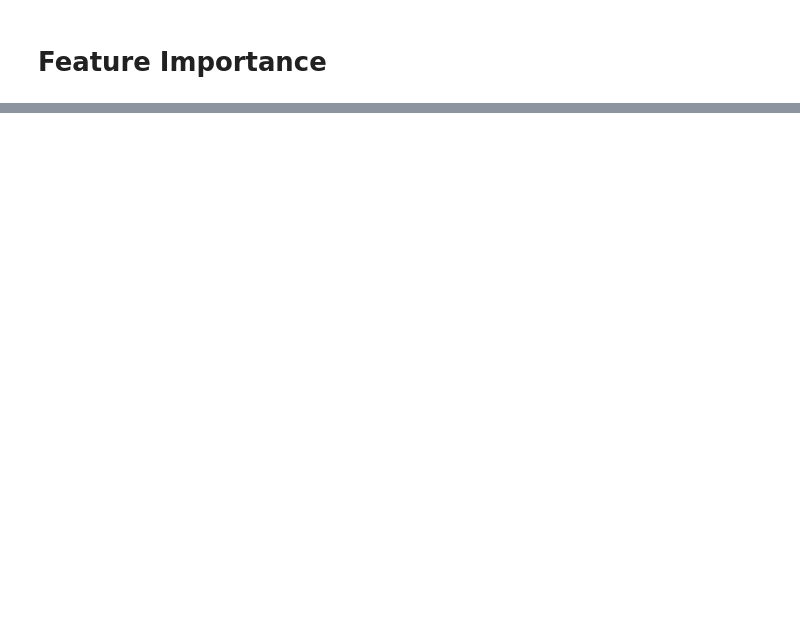
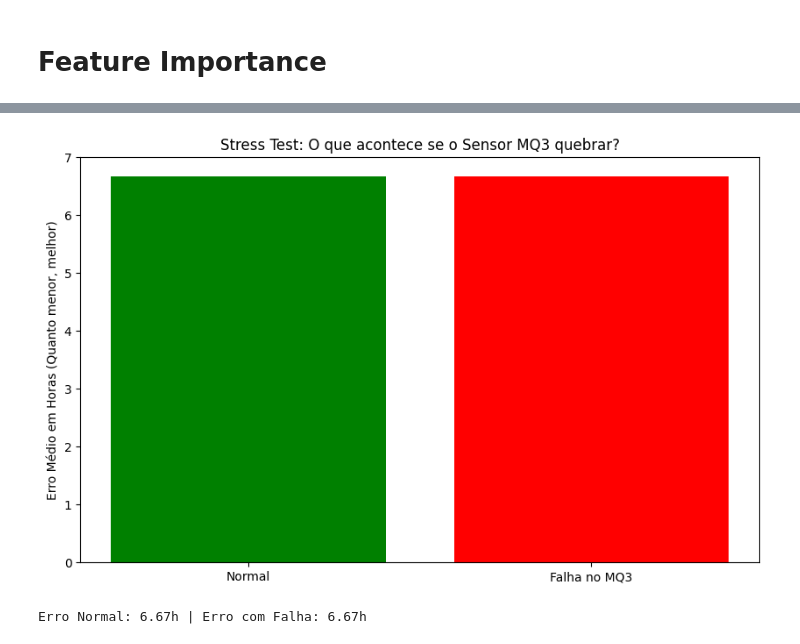
Before and after one commit to LucaAtanazio/Grupo_Projetos, a Jupyter notebook: PI-Monitoramento_frutas/modelos/comparacao.ipynb, the cells around one changed output, grey strips where cells are left out. Drawn from its saved outputs; the diff is of its cells as text; code cells hidden in the pictures; blank space fills up the shorter version.

```diff
--- a/PI-Monitoramento_frutas/modelos/comparacao.ipynb
+++ b/PI-Monitoramento_frutas/modelos/comparacao.ipynb
@@ -247,0 +257,33 @@ print(f" Relatório '{nome_arquivo}' gerado com sucesso!")
+# %%
+from sklearn.metrics import mean_absolute_error
+import matplotlib.pyplot as plt
+
+# Versão corrompida (Sensor MQ3 falhando)
+X_stress_corrompido = X_test_stress_base.copy()
+media_mq3 = X_test_stress_base['mq3_raw'].mean()
+# Injetando um ruído muito alto (simulando sensor quebrado)
+X_stress_corrompido['mq3_raw'] = np.random.normal(media_mq3, 2000, size=len(X_test_stress_base))
+
+# Previsões
+ia_final = modelo_novo_dict['modelo']
+y_pred_normal = ia_final.predict(X_test_stress_base)
+y_pred_stress = ia_final.predict(X_stress_corrompido)
+
+# Cálculo de Erro
+mae_normal = mean_absolute_error(y_test_stress, y_pred_normal)
+mae_stress = mean_absolute_error(y_test_stress, y_pred_stress)
+
+
+plt.figure(figsize=(10, 6))
+plt.bar(['Normal', 'Falha no MQ3'], [mae_normal, mae_stress], color=['green', 'red'])
+plt.title("Stress Test: O que acontece se o Sensor MQ3 quebrar?")
+plt.ylabel("Erro Médio em Horas (Quanto menor, melhor)")
+
+
+plt.savefig(obter_caminho_save("stress_test", "png", pasta_graficos), bbox_inches='tight')
+plt.show()
+
+print(f"Erro Normal: {mae_normal:.2f}h | Erro com Falha: {mae_stress:.2f}h")
+# %% [output]
+[figure, added]
+Erro Normal: 6.67h | Erro com Falha: 6.67h
```
Also changed, not shown: parts of 19 cells of this notebook, 14 other files.
